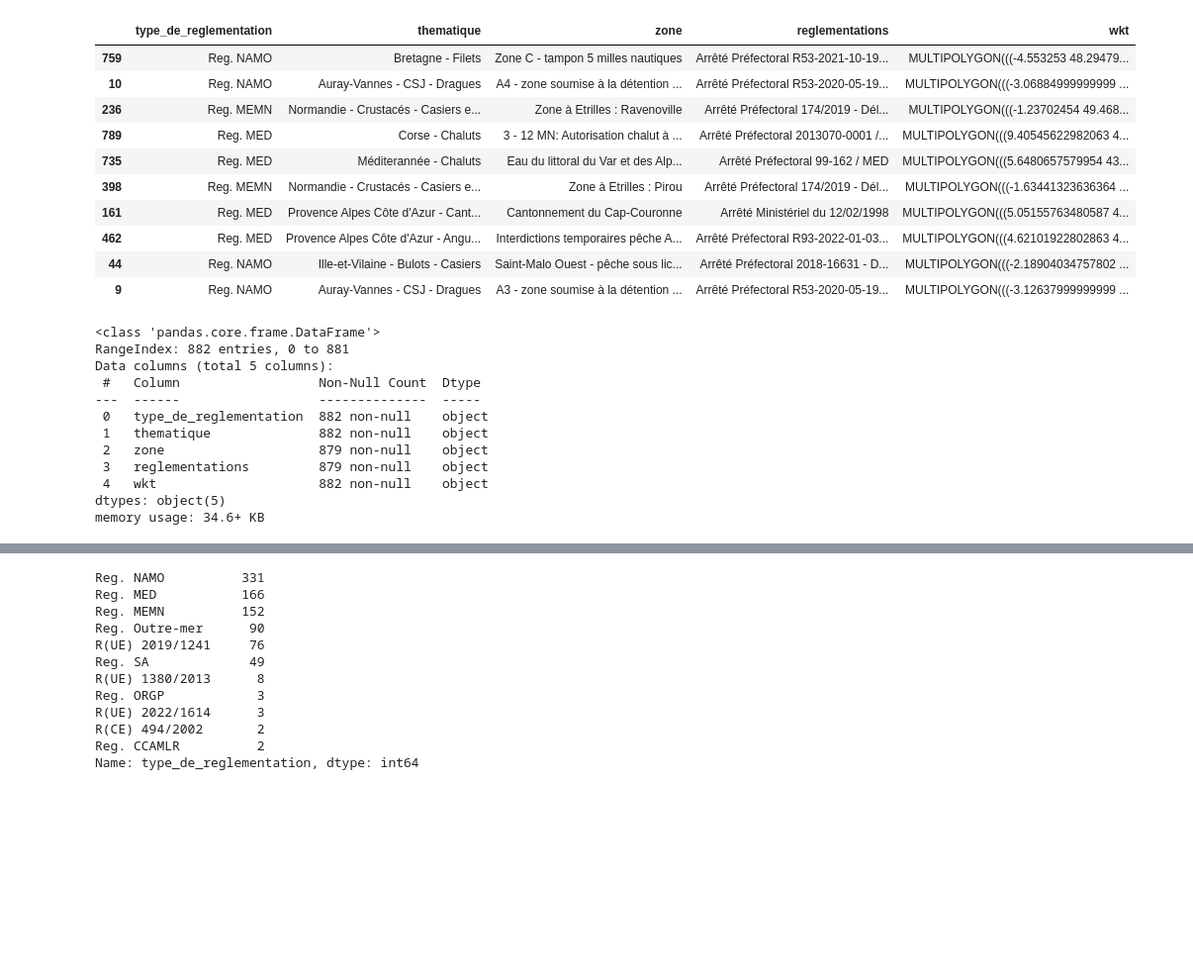
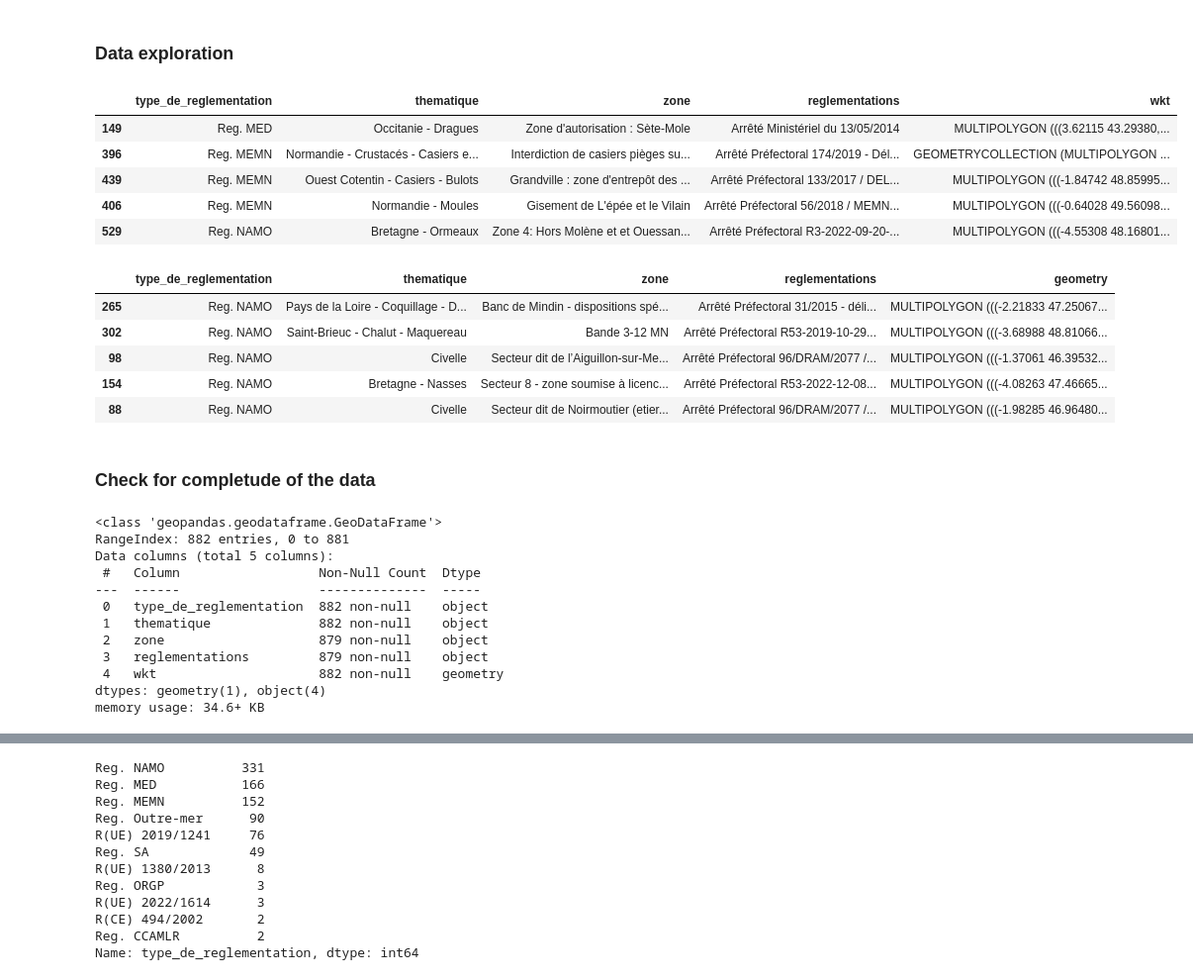
Before and after one commit to dataforgoodfr/12_bloom, a Jupyter notebook: data_science/notebooks/Exploration_reglementation_peches.ipynb, the cells around one changed output, grey strips where cells are left out. Shown: that part at 99% size. Cells and saved outputs as stored; diff of their text form; code cells hidden in the pictures; blank space fills up the shorter version.

Commit message:
Update exploration données carto réglementations peches avec carto

```diff
--- a/data_science/notebooks/Exploration_reglementation_peches.ipynb
+++ b/data_science/notebooks/Exploration_reglementation_peches.ipynb
@@ -6,21 +13,33 @@ data = pd.read_csv('reglementation-des-peches-cartographiee.csv')
+# %%
+data.wkt = gpd.GeoSeries.from_wkt(data.wkt)
+# %%
+data_csv_geo = gpd.GeoDataFrame(data, geometry='wkt')
+# %% [markdown]
+### Data exploration
 # %%
-data.sample(10)
+data_csv_geo.sample(5)
 # %% [output]
 |  | type_de_reglementation | thematique | zone | reglementations | wkt |
-| 759 | Reg. NAMO | Bretagne - Filets | Zone C - tampon 5 milles nautiques | Arrêté Préfectoral R53-2021-10-19... | MULTIPOLYGON(((-4.553253 48.29479... |
-| 10 | Reg. NAMO | Auray-Vannes - CSJ - Dragues | A4 - zone soumise à la détention ... | Arrêté Préfectoral R53-2020-05-19... | MULTIPOLYGON(((-3.06884999999999 ... |
-| 236 | Reg. MEMN | Normandie - Crustacés - Casiers e... | Zone à Etrilles : Ravenoville | Arrêté Préfectoral 174/2019 - Dél... | MULTIPOLYGON(((-1.23702454 49.468... |
-| 789 | Reg. MED | Corse - Chaluts | 3 - 12 MN: Autorisation chalut à ... | Arrêté Préfectoral 2013070-0001 /... | MULTIPOLYGON(((9.40545622982063 4... |
-| 735 | Reg. MED | Méditerannée - Chaluts | Eau du littoral du Var et des Alp... | Arrêté Préfectoral 99-162 / MED | MULTIPOLYGON(((5.6480657579954 43... |
-| 398 | Reg. MEMN | Normandie - Crustacés - Casiers e... | Zone à Etrilles : Pirou | Arrêté Préfectoral 174/2019 - Dél... | MULTIPOLYGON(((-1.63441323636364 ... |
-| 161 | Reg. MED | Provence Alpes Côte d'Azur - Cant... | Cantonnement du Cap-Couronne | Arrêté Ministériel du 12/02/1998 | MULTIPOLYGON(((5.05155763480587 4... |
-| 462 | Reg. MED | Provence Alpes Côte d'Azur - Angu... | Interdictions temporaires pêche A... | Arrêté Préfectoral R93-2022-01-03... | MULTIPOLYGON(((4.62101922802863 4... |
-| 44 | Reg. NAMO | Ille-et-Vilaine - Bulots - Casiers | Saint-Malo Ouest - pêche sous lic... | Arrêté Préfectoral 2018-16631 - D... | MULTIPOLYGON(((-2.18904034757802 ... |
-| 9 | Reg. NAMO | Auray-Vannes - CSJ - Dragues | A3 - zone soumise à la détention ... | Arrêté Préfectoral R53-2020-05-19... | MULTIPOLYGON(((-3.12637999999999 ... |
+| 149 | Reg. MED | Occitanie - Dragues | Zone d'autorisation : Sète-Mole | Arrêté Ministériel du 13/05/2014 | MULTIPOLYGON (((3.62115 43.29380,... |
+| 396 | Reg. MEMN | Normandie - Crustacés - Casiers e... | Interdiction de casiers pièges su... | Arrêté Préfectoral 174/2019 - Dél... | GEOMETRYCOLLECTION (MULTIPOLYGON ... |
+| 439 | Reg. MEMN | Ouest Cotentin - Casiers - Bulots | Grandville : zone d'entrepôt des ... | Arrêté Préfectoral 133/2017 / DEL... | MULTIPOLYGON (((-1.84742 48.85995... |
+| 406 | Reg. MEMN | Normandie - Moules | Gisement de L'épée et le Vilain | Arrêté Préfectoral 56/2018 / MEMN... | MULTIPOLYGON (((-0.64028 49.56098... |
+| 529 | Reg. NAMO | Bretagne - Ormeaux | Zone 4: Hors Molène et et Ouessan... | Arrêté Préfectoral R3-2022-09-20-... | MULTIPOLYGON (((-4.55308 48.16801... |
+# %%
+geo_data.sample(5)
+# %% [output]
+|  | type_de_reglementation | thematique | zone | reglementations | geometry |
+| 265 | Reg. NAMO | Pays de la Loire - Coquillage - D... | Banc de Mindin - dispositions spé... | Arrêté Préfectoral 31/2015 - déli... | MULTIPOLYGON (((-2.21833 47.25067... |
+| 302 | Reg. NAMO | Saint-Brieuc - Chalut - Maquereau | Bande 3-12 MN | Arrêté Préfectoral R53-2019-10-29... | MULTIPOLYGON (((-3.68988 48.81066... |
+| 98 | Reg. NAMO | Civelle | Secteur dit de l’Aiguillon-sur-Me... | Arrêté Préfectoral 96/DRAM/2077 /... | MULTIPOLYGON (((-1.37061 46.39532... |
+| 154 | Reg. NAMO | Bretagne - Nasses | Secteur 8 - zone soumise à licenc... | Arrêté Préfectoral R53-2022-12-08... | MULTIPOLYGON (((-4.08263 47.46665... |
+| 88 | Reg. NAMO | Civelle | Secteur dit de Noirmoutier (etier... | Arrêté Préfectoral 96/DRAM/2077 /... | MULTIPOLYGON (((-1.98285 46.96480... |
+# %% [markdown]
+### Check for completude of the data
 # %%
-data.info()
+data_csv_geo.info()
 # %% [output]
-<class 'pandas.core.frame.DataFrame'>
+<class 'geopandas.geodataframe.GeoDataFrame'>
 RangeIndex: 882 entries, 0 to 881
 Data columns (total 5 columns):
  #   Column                  Non-Null Count  Dtype
@@ -29,6 +48,6 @@ Data columns (total 5 columns):
  1   thematique              882 non-null    object
  2   zone                    879 non-null    object
  3   reglementations         879 non-null    object
- 4   wkt                     882 non-null    object
-dtypes: object(5)
+ 4   wkt                     882 non-null    geometry
+dtypes: geometry(1), object(4)
 memory usage: 34.6+ KB
```
Also changed, not shown: parts of 35 cells of this notebook, 2 other files.
